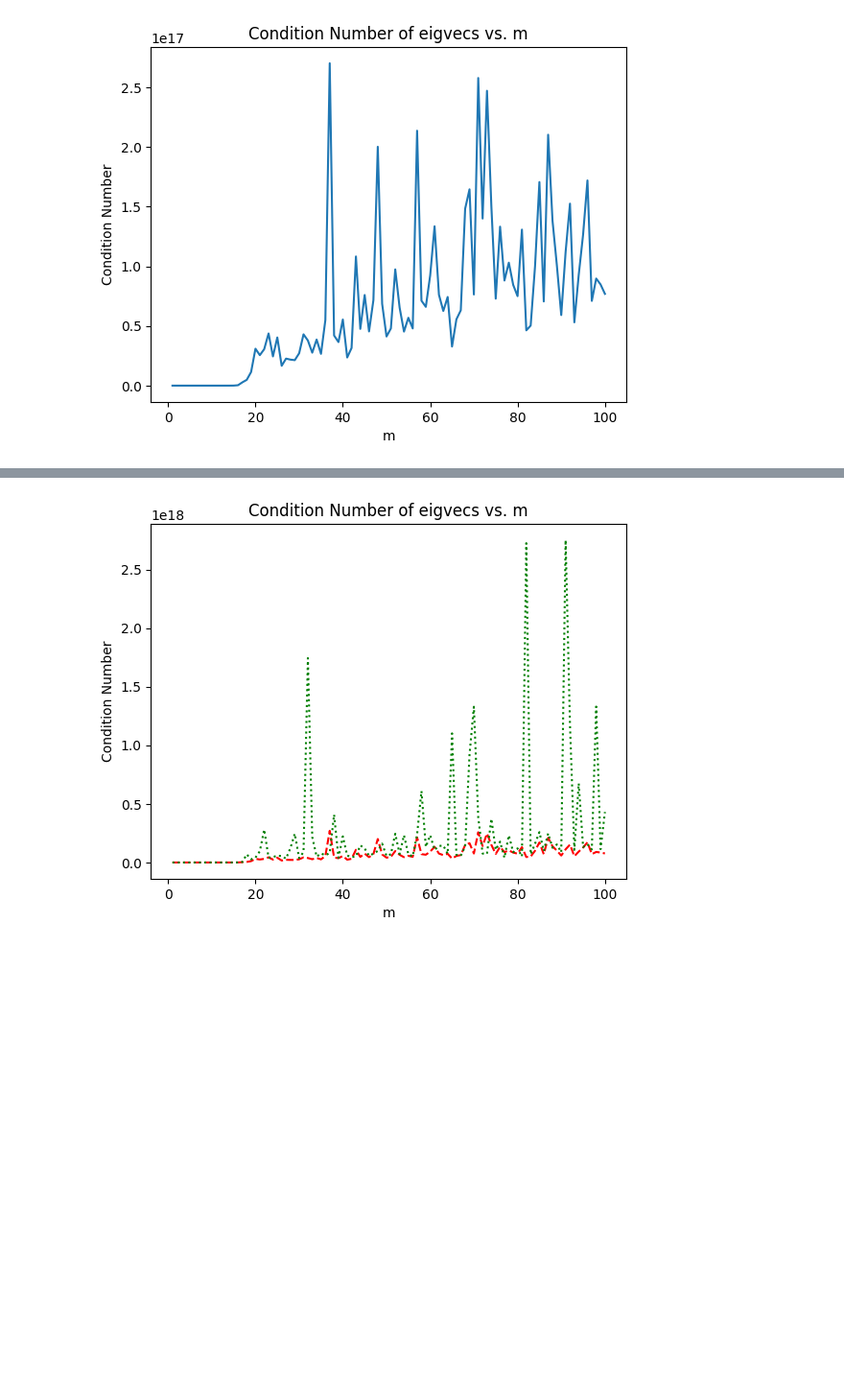
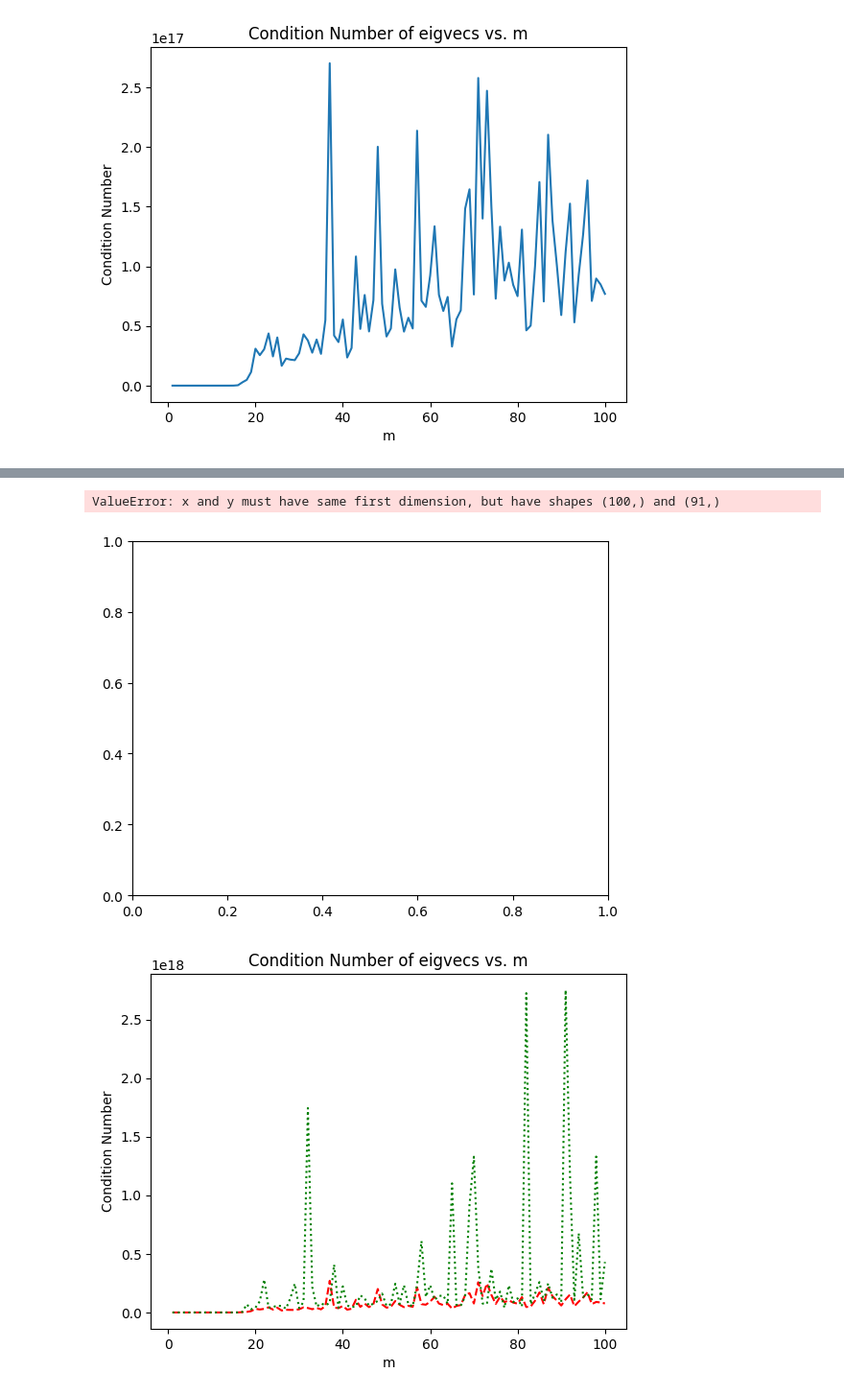
Before and after one commit to alibagheribardi/Regression, a Jupyter notebook: saleh_project.ipynb, the cells around one changed output, grey strips where cells are left out. Shown: that part at 96% size. Saved outputs shown, nothing was run; the diff lists cells and outputs as text; code cells hidden in the pictures; blank space fills up the shorter version.

```diff
--- a/saleh_project.ipynb
+++ b/saleh_project.ipynb
@@ -194,0 +168,68 @@ plt.show()
+# %%
+import numpy as np
+import matplotlib.pyplot as plt
+
+
+# Lists to store condition numbers
+conds_G = []
+cond_GtoF = []
+conds_centered = []  # New list for eig_centered condition numbers
+
+num = 100
+m_values = np.arange(1, num+1)
+
+for p in m_values:
+    N = 4 * p + 1
+    eigvecs_G, eigves_GtoF = compute_V(N)
+
+    condition_number_G = np.linalg.cond(eigvecs_G)
+    condition_number_GtoF = np.linalg.cond(eigves_GtoF)
+
+    # Define matrix T
+    T = np.zeros((N, N))
+    T[0, -1] = 1
+    T[1:, :-1] = np.eye(N - 1)
+
+    q = int(np.floor(N / 2))
+
+    # Compute eig_centered
+    eig_centered = np.linalg.matrix_power(T, q) @ eigves_GtoF
+    condition_number_centered = np.linalg.cond(eig_centered)  # New condition number
+
+
+
+    # Compute Fourier matrix F
+    w = np.exp(-2j * np.pi / N)
+    F = (1 / np.sqrt(N)) * np.exp((-2j * np.pi / N) * np.outer(np.arange(N), np.arange(N)))
+
+    # Centered Fourier transform
+    T_q_inv = np.linalg.inv(np.linalg.matrix_power(T, q))
+    centered_fourier = np.linalg.matrix_power(T, q) @ F @ T_q_inv
+
+    inv_centered = np.linalg.inv(eig_centered)
+    check_centered  =  inv_centered @ centered_fourier @ eig_centered
+    real_check_centered = np.round( np.real(check_centered),2)
+    image_check_centered = np.round( np.imag(check_centered),2)
+    updated_centered =real_check_centered+1j*image_check_centered
+
+    if np.all(np.abs(updated_centered - np.diag(np.diagonal(updated_centered))) < 1e-10):
+
+      continue
+    else:
+      print('something is wrong')
+
+    # Store results
+    conds_G.append(condition_number_G)
+    cond_GtoF.append(condition_number_GtoF)
+    conds_centered.append(condition_number_centered)
+
+# Plot condition numbers
+plt.plot(m_values, conds_G, label="Condition Number G")
+plt.plot(m_values, cond_GtoF, linestyle='--', color='red', label="Condition Number G to F")
+plt.plot(m_values, conds_centered, linestyle='-.', color='blue', label="Condition Number eig_centered")
+plt.xlabel("m")
+plt.ylabel("Condition Number")
+plt.title("Condition Numbers of Eigendecompositions vs. m")
+plt.legend()
+plt.show()
+# %% [output]
@@ -195,3 +253,5 @@ plt.show()
+ValueError: x and y must have same first dimension, but have shapes (100,) and (91,)
+[figure, added]
 # %%
 # Plot condition numbers
 #plt.plot(m_values, conds_G)
```
Also changed, not shown: parts of 2 cells of this notebook.
